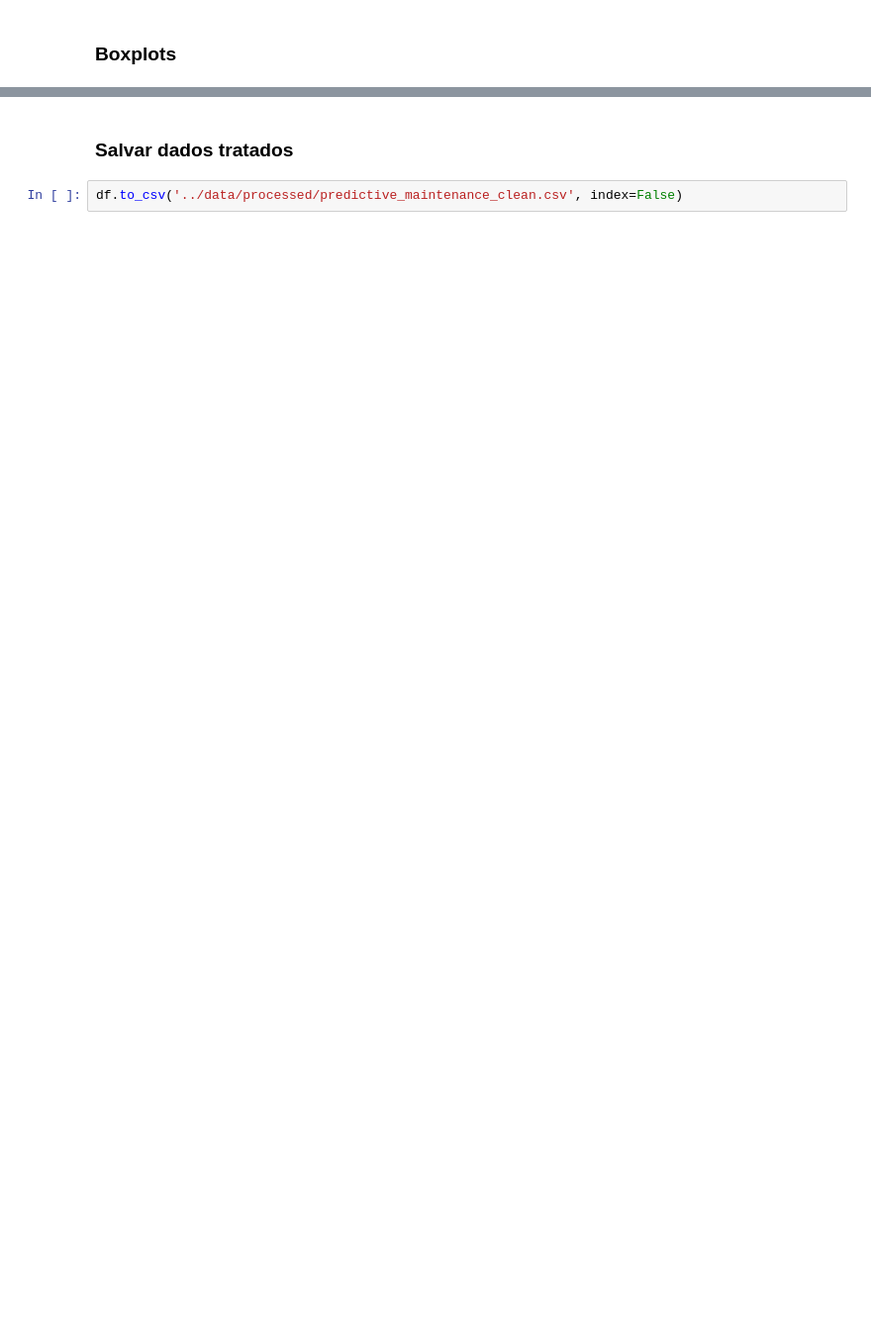
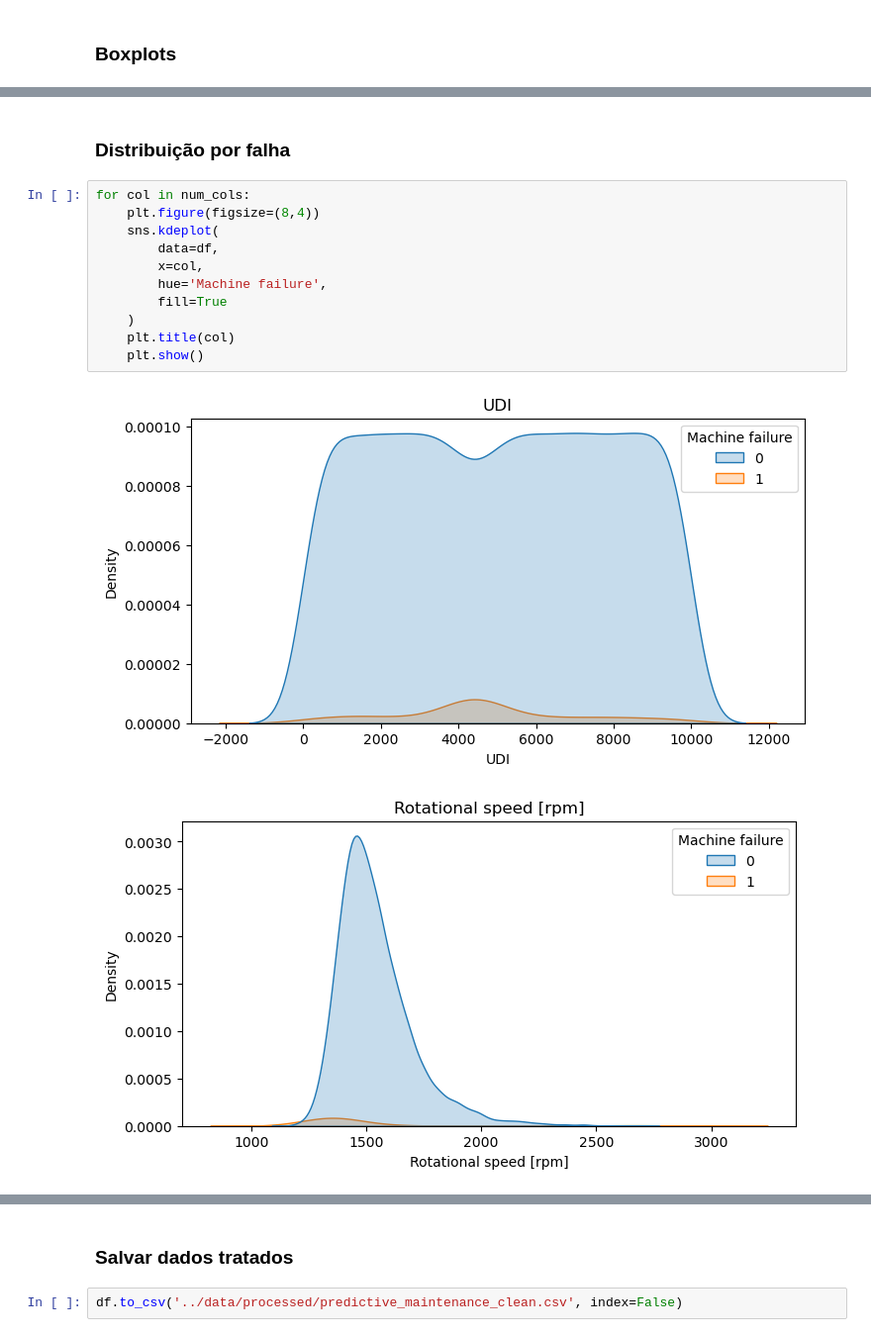
Before and after one commit to adairjuniordata/industrial-predictive-analytics, a Jupyter notebook: notebooks/02_auditoria_dados.ipynb, the cells around one changed output, grey strips where cells are left out. Shown at 99% size. Cells and saved outputs as stored; diff of their text form; blank space fills up the shorter version.

```diff
--- a/notebooks/02_auditoria_dados.ipynb
+++ b/notebooks/02_auditoria_dados.ipynb
@@ -144,0 +232,16 @@ dtype: int64
+# %% [markdown]
+### Distribuição por falha
+# %%
+for col in num_cols:
+    plt.figure(figsize=(8,4))
+    sns.kdeplot(
+        data=df,
+        x=col,
+        hue='Machine failure',
+        fill=True
+    )
+    plt.title(col)
+    plt.show()
+# %% [output]
+[figure, added]
+[figure, added]
```
Also changed, not shown: parts of 17 cells of this notebook.
